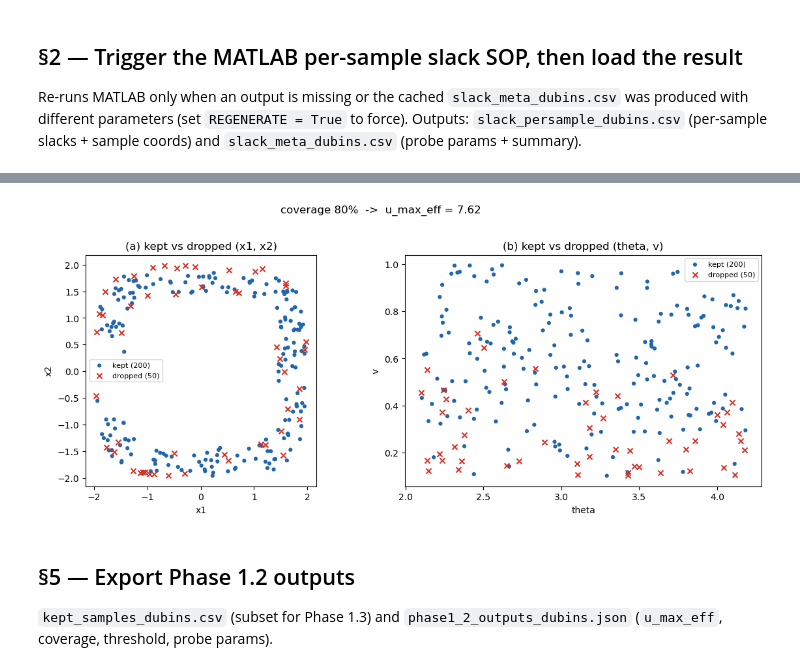
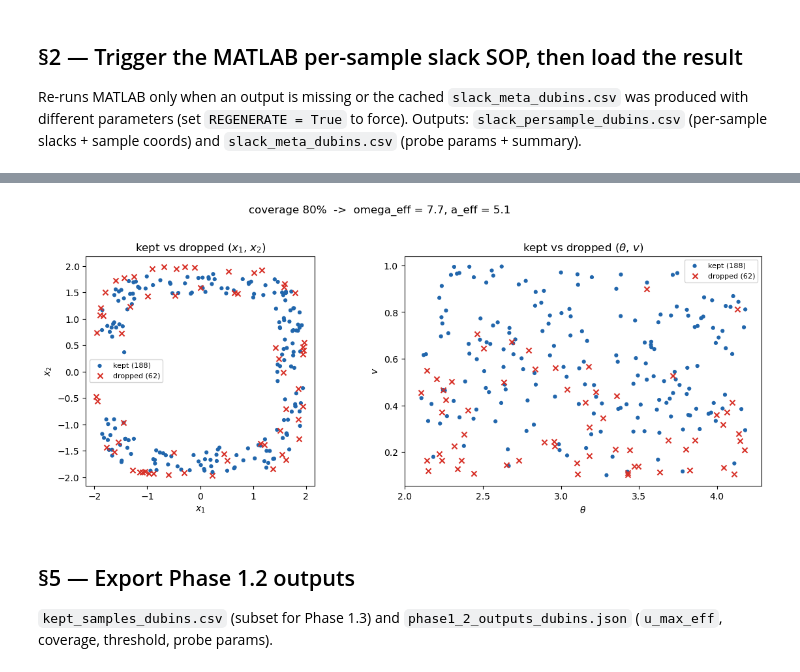
Before and after one commit to JianqiangDing/reach_avoid_backstepping_MPC, a Jupyter notebook: revision/slack_diagnostic/dubins_slack_diag.ipynb, the cells around one changed output, grey strips where cells are left out. Drawn from its saved outputs; the diff is of its cells as text; code cells hidden in the pictures.

```diff
--- a/revision/slack_diagnostic/dubins_slack_diag.ipynb
+++ b/revision/slack_diagnostic/dubins_slack_diag.ipynb
@@ -277,27 +364,58 @@ Every kept sample satisfies $|u_i|\le u_{\max}^{\rm eff}$ at the slack solution;
 # %%
 COVERAGE_PCT = PARAMS["coverage_pct"]
-thr = float(np.percentile(s, COVERAGE_PCT))
-ub_eff = UB_REQ + thr
-kept = df[df["slack"] <= thr].copy()
-dropped = df[df["slack"] > thr].copy()
-ratio = thr / UB_REQ
-verdict = (
-    "tight (~nominal)"
-    if ratio <= 0.05
-    else (
-        "acceptable" if ratio <= 0.30 else "loose -> lower coverage or revisit region"
+
+
+def ceil_1dp(x):
+    """round UP to 1 decimal place (FP-robust)."""
+    return float(np.ceil(round(x * 10.0, 6)) / 10.0)
+
+
+# per-channel slack allowance: the COVERAGE_PCT-th percentile slack, rounded
+# UP to 1 decimal place. This rounded value is BOTH the selection threshold
+# and the increment added to the nominal bound, so the effective bounds carry
+# at most 1 decimal place.
+s_thr = {
+    "omega": ceil_1dp(np.percentile(df["slack1"].values, COVERAGE_PCT)),
+    "a": ceil_1dp(np.percentile(df["slack2"].values, COVERAGE_PCT)),
+}
+ub_eff = {
+    "omega": round(UB_REQ + s_thr["omega"], 1),
+    "a": round(UB_REQ + s_thr["a"], 1),
+}
+ratio = {
+    "omega": (ub_eff["omega"] - UB_REQ) / UB_REQ,
+    "a": (ub_eff["a"] - UB_REQ) / UB_REQ,
+}
+
+# kept = samples within BOTH per-channel rounded slack thresholds
+keep_mask = (df["slack1"] <= s_thr["omega"]) & (df["slack2"] <= s_thr["a"])
+kept = df[keep_mask].copy()
+dropped = df[~keep_mask].copy()
+
+
+def verdict(r):
+    return (
+        "tight (~nominal)"
+        if r <= 0.05
+        else "acceptable" if r <= 0.30 else "loose -> lower coverage or revisit region"
     )
+
+
+print(
+    f"coverage = {COVERAGE_PCT}%  (threshold = ceil-to-0.1 of the {COVERAGE_PCT}th pct slack)"
 )
+print(
+    f"kept {len(kept)} / {len(df)}  ({100*len(kept)/len(df):.1f}%);  dropped {len(dropped)}"
+)
+for ch in ("omega", "a"):
+    print(
+        f"  {ch}: s_thr = {s_thr[ch]:.1f}  ->  u_max_eff = {UB_REQ:g} + {s_thr[ch]:.1f} = {ub_eff[ch]:.1f}  "
+        f"(slack/ub = {ratio[ch]:.2f} -> {verdict(ratio[ch])})"
+    )
 
-print(f"coverage = {COVERAGE_PCT}%  ->  slack threshold = {thr:.4g}")
-print(f"u_max_eff = ub_req + thr = {UB_REQ} + {thr:.4g} = {ub_eff:.4g}")
-print(f"kept {len(kept)} / {len(df)};  dropped {len(dropped)} (highest-slack tail)")
-print(f"slack/ub_req = {ratio:.2f}  ->  {verdict}")
-
+proj_keep = [("x1", "x2", r"$x_1$", r"$x_2$"), ("th", "v", r"$\theta$", r"$v$")]
 fig, axes = plt.subplots(1, 2, figsize=(12, 4.8))
-for ax, (cx, cy, lx, ly) in zip(
-    axes, [("x1", "x2", "x1", "x2"), ("th", "v", "theta", "v")]
-):
+for ax, (cx, cy, lx, ly) in zip(axes, proj_keep):
     ax.scatter(
         kept[cx],
         kept[cy],
@@ -317,10 +435,12 @@ for ax, (cx, cy, lx, ly) in zip(
     ax.set_xlabel(lx)
     ax.set_ylabel(ly)
     ax.legend(fontsize=8)
-axes[0].set_title("(a) kept vs dropped (x1, x2)")
+    ax.set_title(f"kept vs dropped ({lx}, {ly})")
 axes[0].set_aspect("equal")
-axes[1].set_title("(b) kept vs dropped (theta, v)")
-fig.suptitle(f"coverage {COVERAGE_PCT}%  ->  u_max_eff = {ub_eff:.3g}", y=1.02)
+fig.suptitle(
+    f"coverage {COVERAGE_PCT}%  ->  omega_eff = {ub_eff['omega']:.1f}, a_eff = {ub_eff['a']:.1f}",
+    y=1.02,
+)
 fig.tight_layout()
 fig.savefig(
     os.path.join(REV_DATA, "slack_dubins_kept.png"), dpi=130, bbox_inches="tight"
@@ -334,4 +454,4 @@ slack/ub_req = 0.52  ->  loose -> lower coverage or revisit region
-[figure, old version]
+[figure, new version]
 # %% [markdown]
 ## §5 — Export Phase 1.2 outputs
 
```
Also changed, not shown: parts of 9 cells of this notebook, 23 other files.
